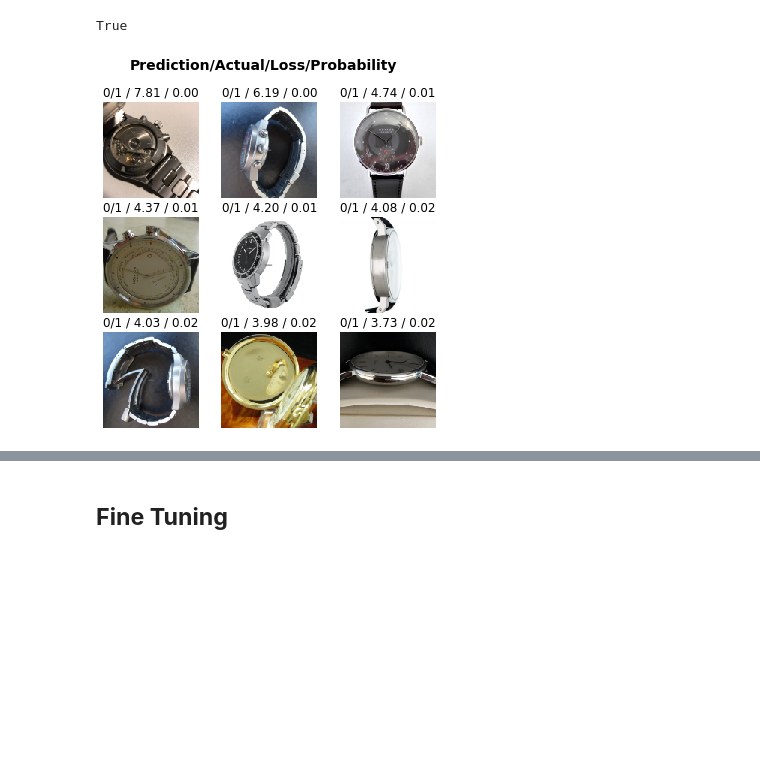
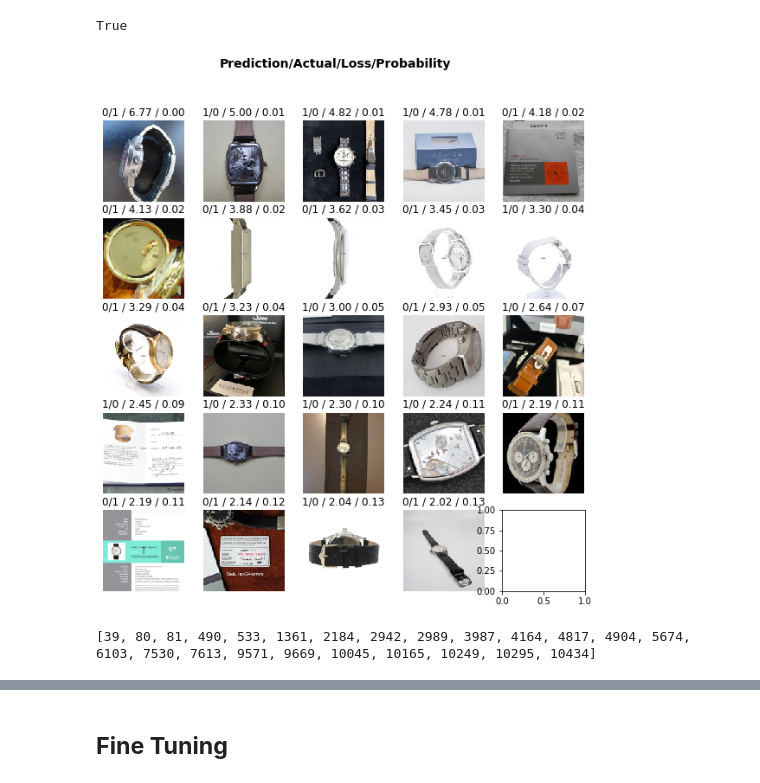
Before and after one commit to neronicolo/watch_bot, a Jupyter notebook: training/dial_visibility_classifier.ipynb, the cells around one changed output, grey strips where cells are left out. Drawn from its saved outputs; the diff is of its cells as text; code cells hidden in the pictures; blank space fills up the shorter version.

Commit message:
finig erongly labeled images

```diff
--- a/training/dial_visibility_classifier.ipynb
+++ b/training/dial_visibility_classifier.ipynb
@@ -82,4 +82,4 @@ LR Finder is complete, type {learner_name}.recorder.plot() to see the graph.
 # %%
-learn.fit_one_cycle(8, slice(1e-04))
+learn.fit_one_cycle(8, slice(3e-04))
 # %% [output]
 | epoch | train_loss | valid_loss | accuracy | time |
@@ -108,6 +116,10 @@ len(losses) == len(idxs) == len(data.valid_ds)
 # %% [output]
 True
 # %%
-interp.plot_top_losses(9, figsize=(6,6))
+interp.plot_top_losses(24, figsize=(10,10))
 # %% [output]
-[figure, old version]
+[figure, new version]
+# %%
+print(wrongly_labeled(24))
+# %% [output]
+[39, 80, 81, 490, 533, 1361, 2184, 2942, 2989, 3987, 4164, 4817, 4904, 5674, 6103, 7530, 7613, 9571, 9669, 10045, 10165, 10249, 10295, 10434]
```
Also changed, not shown: parts of 11 cells of this notebook.
